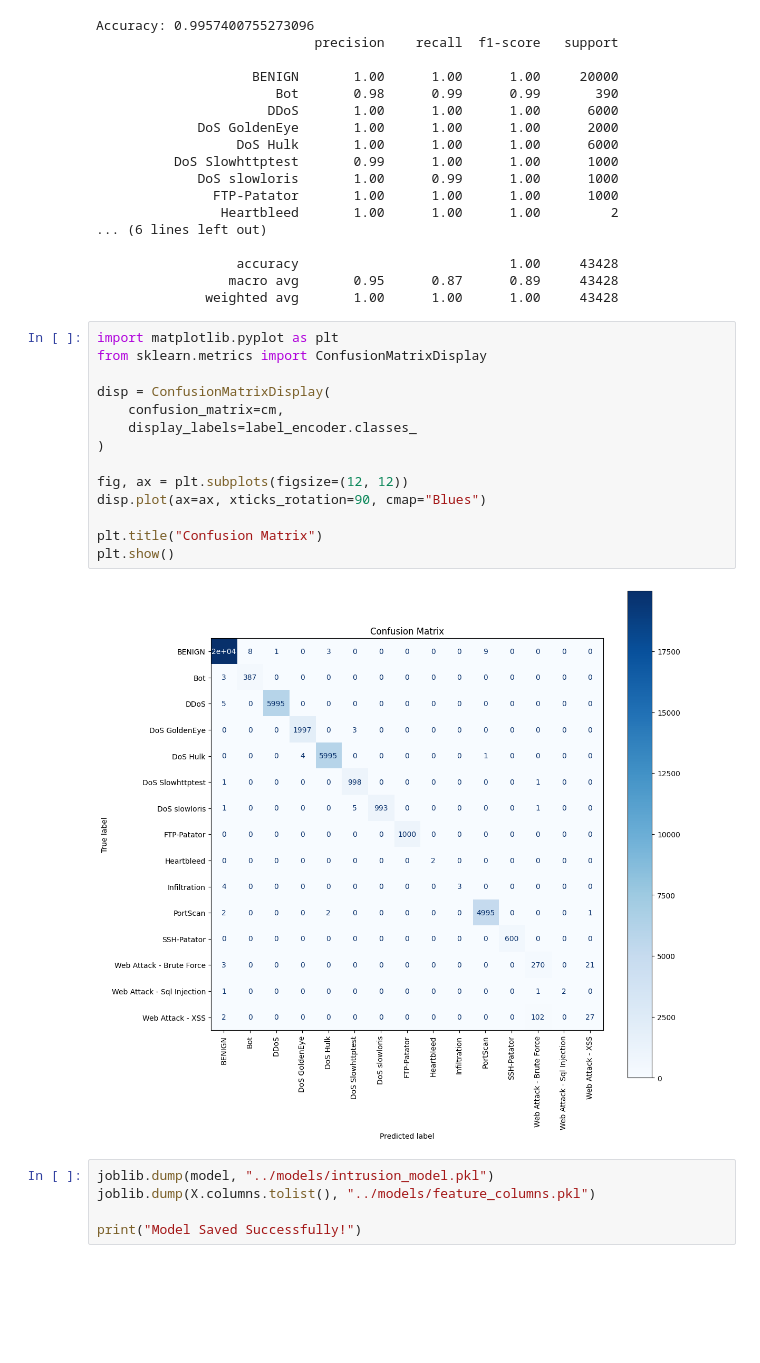
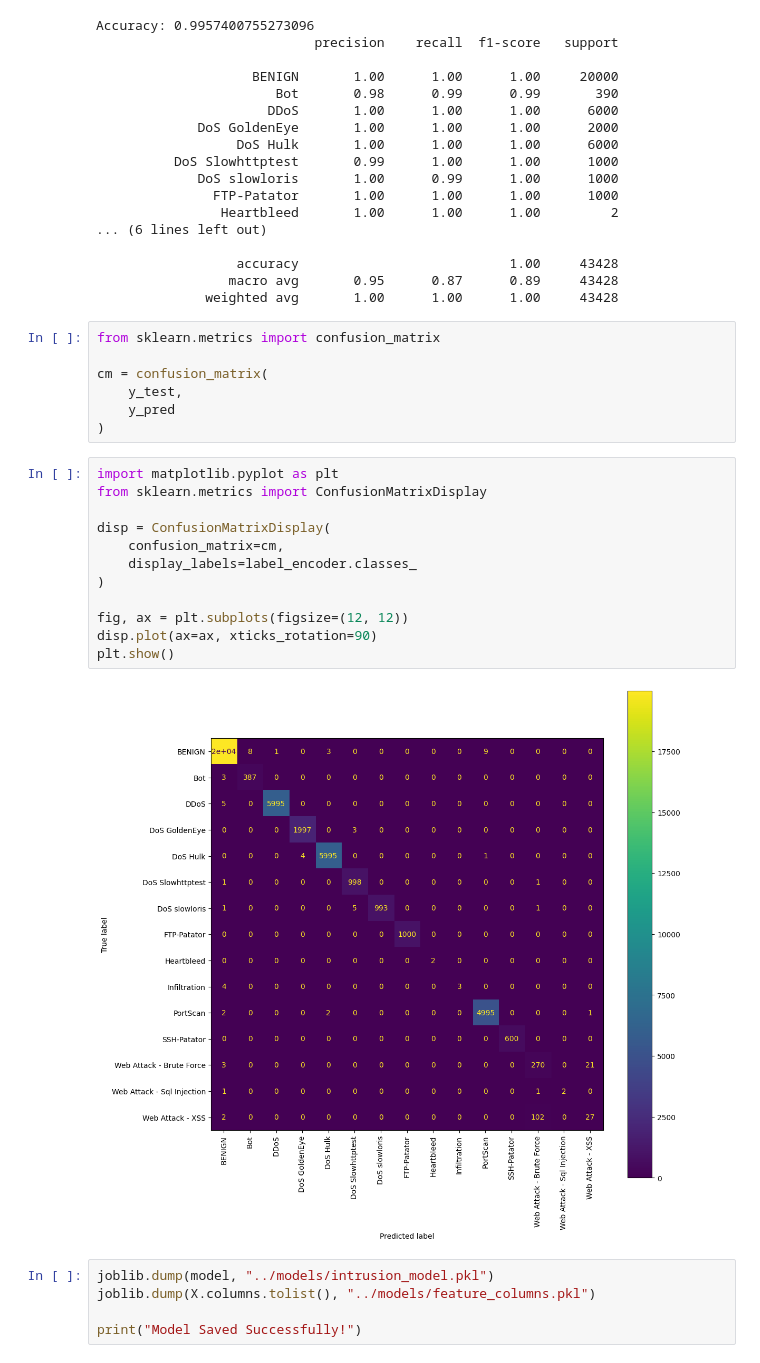
Before and after one commit to arunmadapathi-1609/Network-Intrusion-Detection-System, a Jupyter notebook: notebooks/EDA.ipynb, the cells around one changed output. Saved outputs shown, nothing was run; the diff lists cells and outputs as text; blank space fills up the shorter version.

```diff
--- a/notebooks/EDA.ipynb
+++ b/notebooks/EDA.ipynb
@@ -363,21 +383,26 @@ Accuracy: 0.9957400755273096
                  macro avg       0.95      0.87      0.89     43428
               weighted avg       1.00      1.00      1.00     43428
 # %%
-import matplotlib.pyplot as plt
-from sklearn.metrics import ConfusionMatrixDisplay
+from sklearn.metrics import confusion_matrix
 
-disp = ConfusionMatrixDisplay(
-    confusion_matrix=cm,
-    display_labels=label_encoder.classes_
+cm = confusion_matrix(
+    y_test,
+    y_pred
 )
-
-fig, ax = plt.subplots(figsize=(12, 12))
-disp.plot(ax=ax, xticks_rotation=90, cmap="Blues")
-
-plt.title("Confusion Matrix")
-plt.show()
-# %% [output]
-[figure, removed]
+# %%
+import matplotlib.pyplot as plt
+from sklearn.metrics import ConfusionMatrixDisplay
+
+disp = ConfusionMatrixDisplay(
+    confusion_matrix=cm,
+    display_labels=label_encoder.classes_
+)
+
+fig, ax = plt.subplots(figsize=(12, 12))
+disp.plot(ax=ax, xticks_rotation=90)
+plt.show()
+# %% [output]
+[figure, added]
 # %%
 joblib.dump(model, "../models/intrusion_model.pkl")
 joblib.dump(X.columns.tolist(), "../models/feature_columns.pkl")
```
Also changed, not shown: parts of 6 cells of this notebook, 22 other files.
